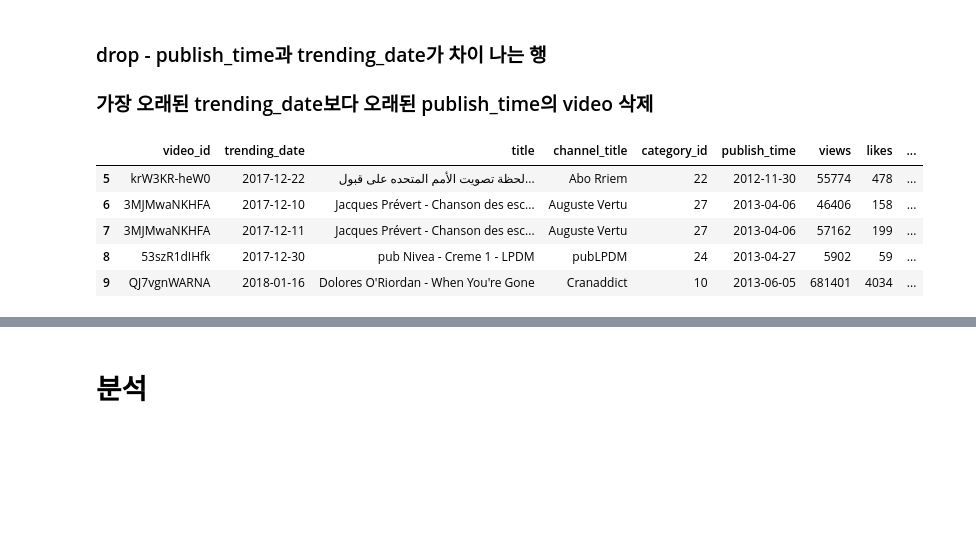
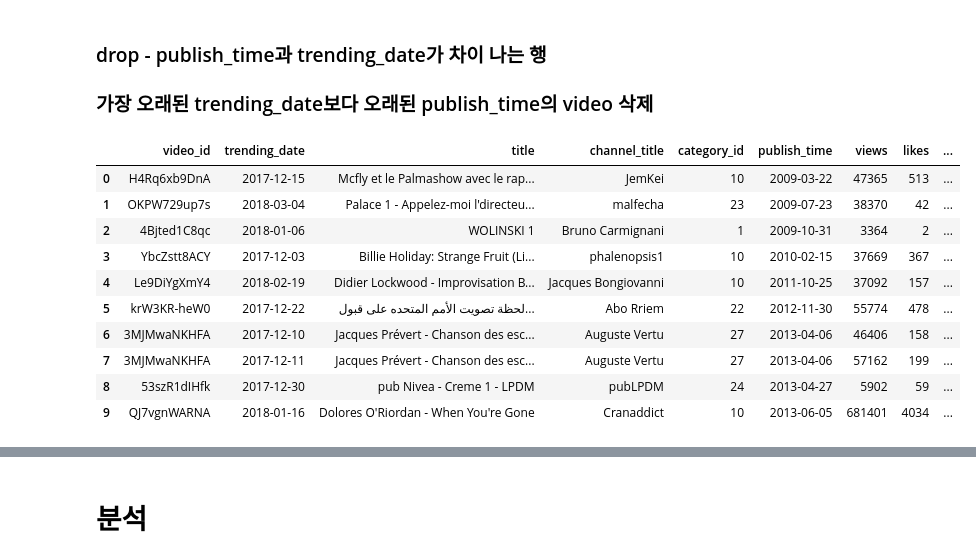
Before and after one commit to SonHyeSeon/DBP_Trinity, a Jupyter notebook: refinement.ipynb, the cells around one changed output, grey strips where cells are left out. Drawn from its saved outputs; the diff is of its cells as text; code cells hidden in the pictures; blank space fills up the shorter version.

```diff
--- a/refinement.ipynb
+++ b/refinement.ipynb
@@ -214,9 +220,14 @@ Index(['video_id', 'trending_date', 'title', 'channel_title', 'category_id',
 # %%
 videos = videos.sort_values(['publish_time','video_id','trending_date'],ascending=[1,0,1])
 videos.reset_index(inplace=True, drop=True)
-videos[5:10] # 정렬된 상태
+videos[0:10] # 정렬된 상태
 # %% [output]
 |  | video_id | trending_date | title | channel_title | category_id | publish_time | views | likes | ... |
+| 0 | H4Rq6xb9DnA | 2017-12-15 | Mcfly et le Palmashow avec le rap... | JemKei | 10 | 2009-03-22 | 47365 | 513 | ... |
+| 1 | OKPW729up7s | 2018-03-04 | Palace 1 - Appelez-moi l'directeu... | malfecha | 23 | 2009-07-23 | 38370 | 42 | ... |
+| 2 | 4Bjted1C8qc | 2018-01-06 | WOLINSKI 1 | Bruno Carmignani | 1 | 2009-10-31 | 3364 | 2 | ... |
+| 3 | YbcZstt8ACY | 2017-12-03 | Billie Holiday: Strange Fruit (Li... | phalenopsis1 | 10 | 2010-02-15 | 37669 | 367 | ... |
+| 4 | Le9DiYgXmY4 | 2018-02-19 | Didier Lockwood - Improvisation B... | Jacques Bongiovanni | 10 | 2011-10-25 | 37092 | 157 | ... |
 | 5 | krW3KR-heW0 | 2017-12-22 | لحظة تصويت الأمم المتحده على قبول... | Abo Rriem | 22 | 2012-11-30 | 55774 | 478 | ... |
 | 6 | 3MJMwaNKHFA | 2017-12-10 | Jacques Prévert - Chanson des esc... | Auguste Vertu | 27 | 2013-04-06 | 46406 | 158 | ... |
 | 7 | 3MJMwaNKHFA | 2017-12-11 | Jacques Prévert - Chanson des esc... | Auguste Vertu | 27 | 2013-04-06 | 57162 | 199 | ... |
```
Also changed, not shown: parts of 12 cells of this notebook, 6 other files.
